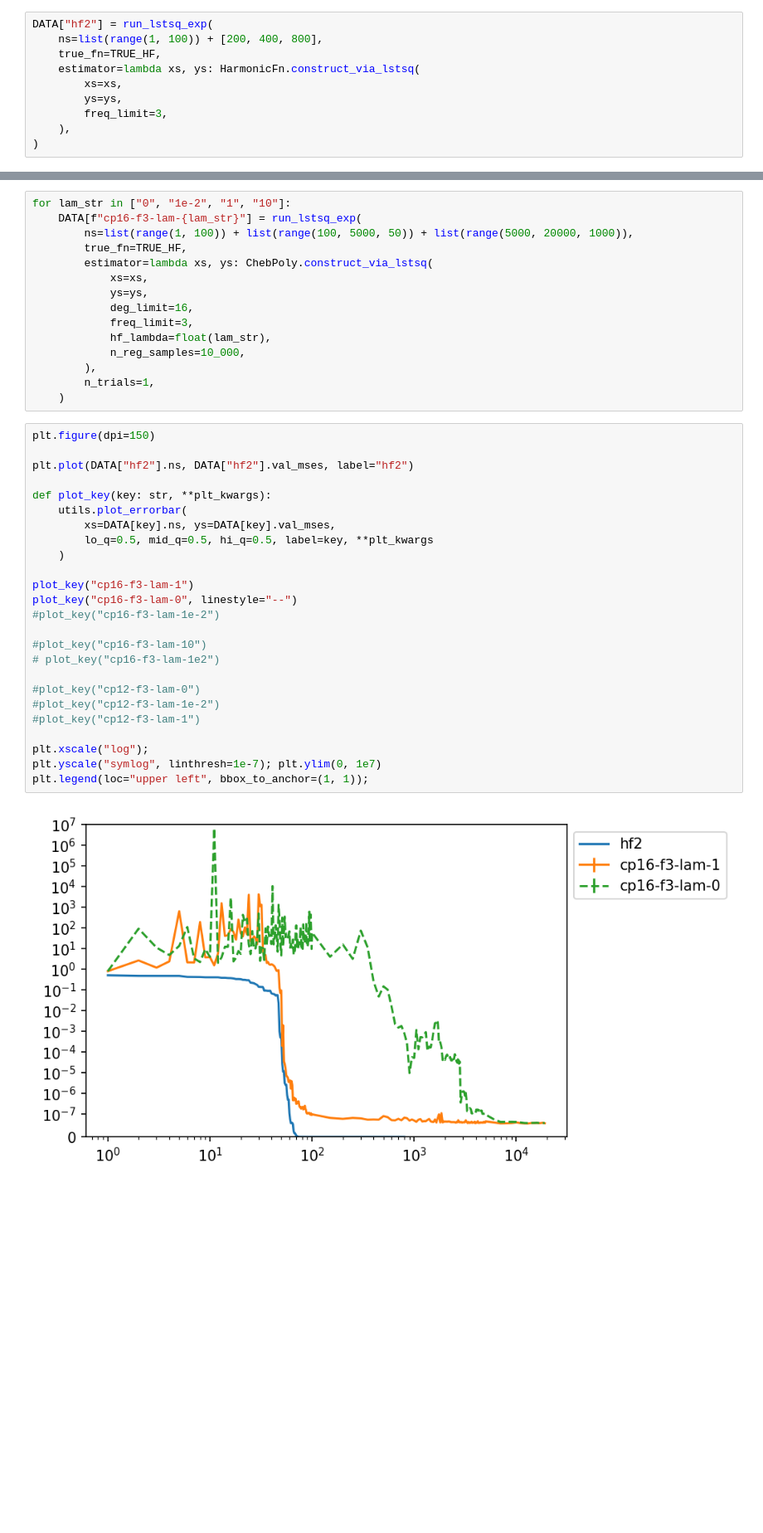
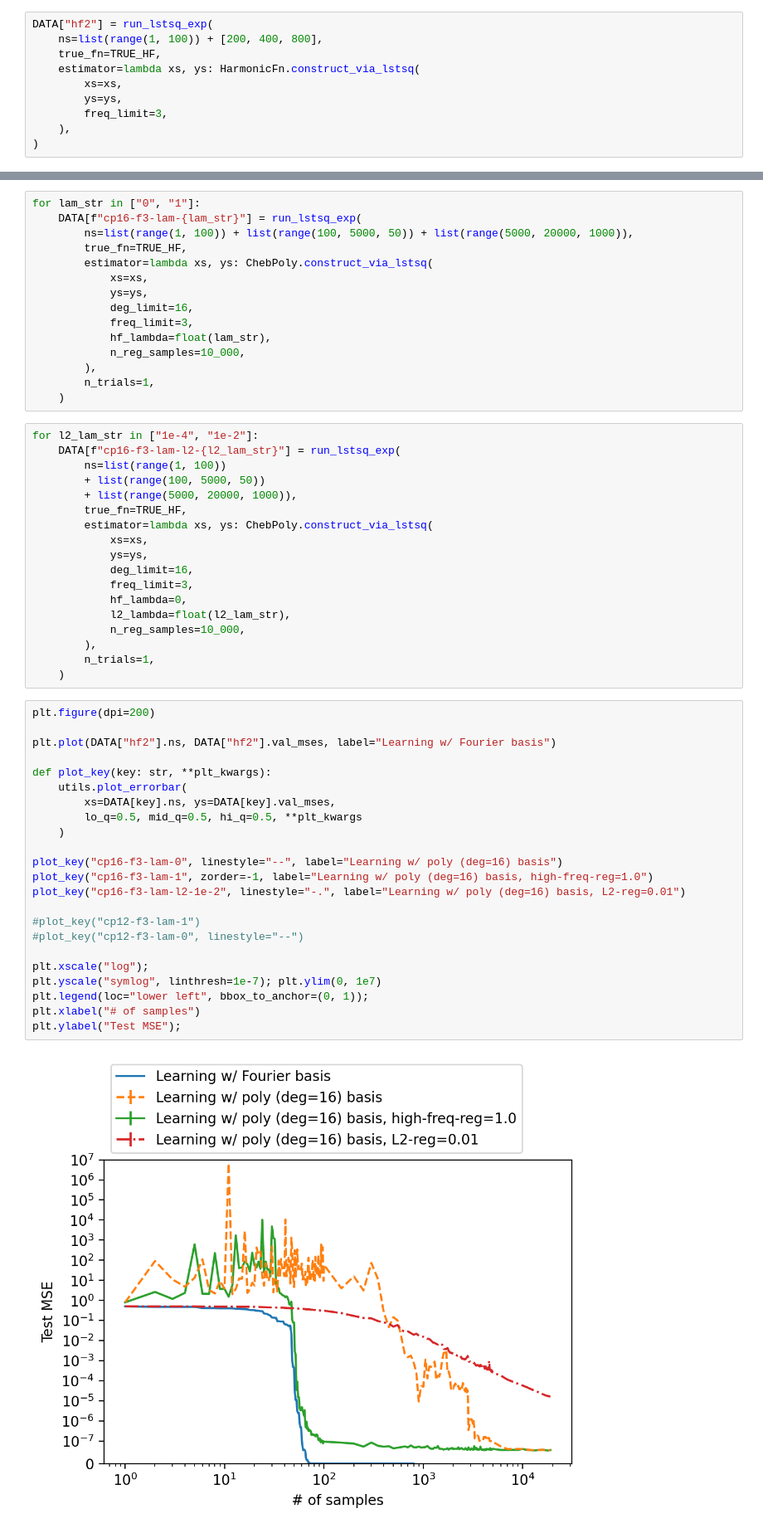
Before and after one commit to ed1d1a8d/scaling, a Jupyter notebook: notebooks/poly-basis-learning.ipynb, the cells around one changed output, grey strips where cells are left out. Shown at 83% size. Saved outputs shown, nothing was run; the diff lists cells and outputs as text; blank space fills up the shorter version.

Commit message:
Update poly-basis-learning notebook

```diff
--- a/notebooks/poly-basis-learning.ipynb
+++ b/notebooks/poly-basis-learning.ipynb
@@ -217,5 +217,5 @@ for lam_str in ["0", "1e-2", "1", "10"]:
 # %%
-for lam_str in ["0", "1e-2", "1", "10"]:
+for lam_str in ["0", "1"]:
     DATA[f"cp16-f3-lam-{lam_str}"] = run_lstsq_exp(
         ns=list(range(1, 100)) + list(range(100, 5000, 50)) + list(range(5000, 20000, 1000)),
         true_fn=TRUE_HF,
@@ -229,30 +229,46 @@ for lam_str in ["0", "1e-2", "1", "10"]:
         ),
         n_trials=1,
     )
+# %%
+for l2_lam_str in ["1e-4", "1e-2"]:
+    DATA[f"cp16-f3-lam-l2-{l2_lam_str}"] = run_lstsq_exp(
+        ns=list(range(1, 100))
+        + list(range(100, 5000, 50))
+        + list(range(5000, 20000, 1000)),
+        true_fn=TRUE_HF,
+        estimator=lambda xs, ys: ChebPoly.construct_via_lstsq(
+            xs=xs,
+            ys=ys,
+            deg_limit=16,
+            freq_limit=3,
+            hf_lambda=0,
+            l2_lambda=float(l2_lam_str),
+            n_reg_samples=10_000,
+        ),
+        n_trials=1,
+    )
 # %%
-plt.figure(dpi=150)
+plt.figure(dpi=200)
 
-plt.plot(DATA["hf2"].ns, DATA["hf2"].val_mses, label="hf2")
+plt.plot(DATA["hf2"].ns, DATA["hf2"].val_mses, label="Learning w/ Fourier basis")
 
 def plot_key(key: str, **plt_kwargs):
     utils.plot_errorbar(
         xs=DATA[key].ns, ys=DATA[key].val_mses,
-        lo_q=0.5, mid_q=0.5, hi_q=0.5, label=key, **plt_kwargs
+        lo_q=0.5, mid_q=0.5, hi_q=0.5, **plt_kwargs
     )
 
-plot_key("cp16-f3-lam-1")
-plot_key("cp16-f3-lam-0", linestyle="--")
-#plot_key("cp16-f3-lam-1e-2")
+plot_key("cp16-f3-lam-0", linestyle="--", label="Learning w/ poly (deg=16) basis")
+plot_key("cp16-f3-lam-1", zorder=-1, label="Learning w/ poly (deg=16) basis, high-freq-reg=1.0")
+plot_key("cp16-f3-lam-l2-1e-2", linestyle="-.", label="Learning w/ poly (deg=16) basis, L2-reg=0.01")
 
-#plot_key("cp16-f3-lam-10")
-# plot_key("cp16-f3-lam-1e2")
-
-#plot_key("cp12-f3-lam-0")
-#plot_key("cp12-f3-lam-1e-2")
 #plot_key("cp12-f3-lam-1")
+#plot_key("cp12-f3-lam-0", linestyle="--")
 
 plt.xscale("log");
 plt.yscale("symlog", linthresh=1e-7); plt.ylim(0, 1e7)
-plt.legend(loc="upper left", bbox_to_anchor=(1, 1));
+plt.legend(loc="lower left", bbox_to_anchor=(0, 1));
+plt.xlabel("# of samples")
+plt.ylabel("Test MSE");
 # %% [output]
-[figure, old version]
+[figure, new version]
```
Also changed, not shown: parts of 3 cells of this notebook, 2 other files.
